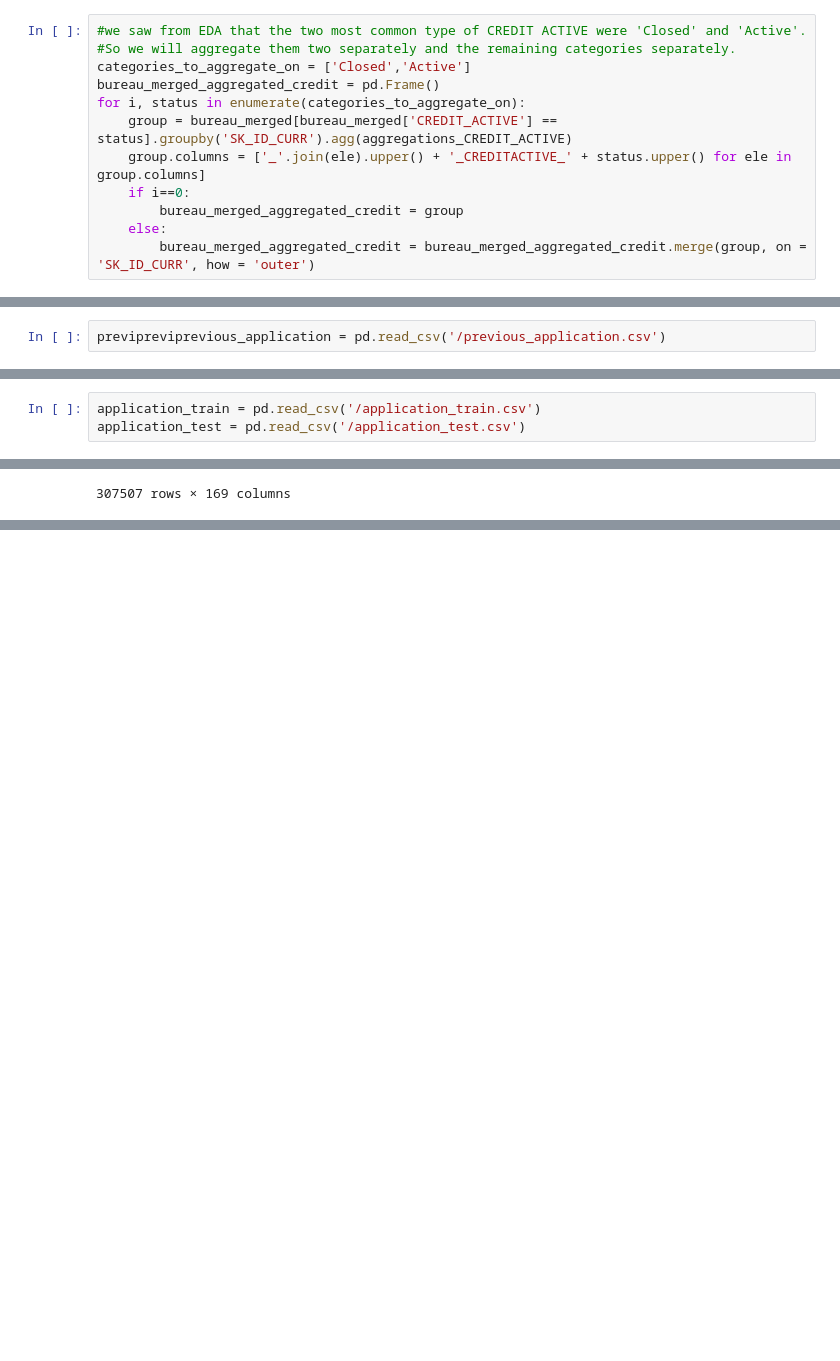
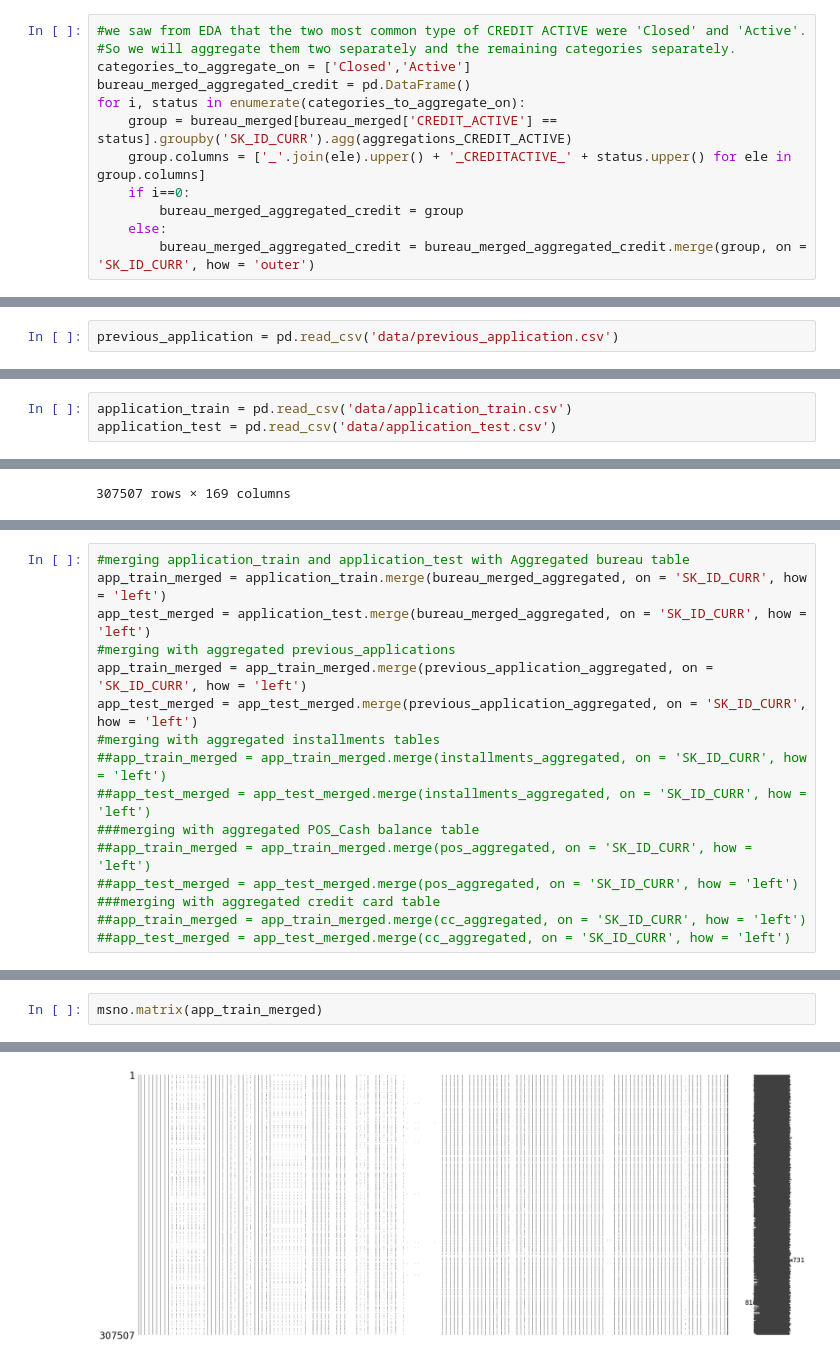
Before and after one commit to ASAKHRI/ProjetFilRouge, a Jupyter notebook: fEngeneering.ipynb, the cells around one changed output, grey strips where cells are left out. Cells and saved outputs as stored; diff of their text form; blank space fills up the shorter version.

```diff
--- a/fEngeneering.ipynb
+++ b/fEngeneering.ipynb
@@ -238,7 +255,7 @@ aggregations_CREDIT_ACTIVE = {
 #we saw from EDA that the two most common type of CREDIT ACTIVE were 'Closed' and 'Active'.
 #So we will aggregate them two separately and the remaining categories separately.
 categories_to_aggregate_on = ['Closed','Active']
-bureau_merged_aggregated_credit = pd.Frame()
+bureau_merged_aggregated_credit = pd.DataFrame()
 for i, status in enumerate(categories_to_aggregate_on):
     group = bureau_merged[bureau_merged['CREDIT_ACTIVE'] == status].groupby('SK_ID_CURR').agg(aggregations_CREDIT_ACTIVE)
     group.columns = ['_'.join(ele).upper() + '_CREDITACTIVE_' + status.upper() for ele in group.columns]
@@ -301,7 +318,7 @@ Nous essayons également de prédire le taux d’intérêt, en nous inspirant de
 
 Pour pouvoir le fusionner avec la table principale, nous devons agréger les lignes de previous_application sur SK_ID_CURR. Nous effectuons des agrégations basées sur le domaine, sur tous les crédits précédents pour chaque client, tels que la moyenne, le maximum, le minimum, etc. Là encore, nous agrégeons de trois manières. Tout d’abord, nous effectuons l’agrégation globale, puis nous agrégeons pour les 2 premières applications et les 5 dernières applications. Le premier et le dernier sont décidés par le DAYS_FIRST_DUE des candidatures. En fin de compte, nous fusionnons toutes ces agrégations.
 # %%
-previpreviprevious_application = pd.read_csv('/previous_application.csv')
+previous_application = pd.read_csv('data/previous_application.csv')
 # %%
 previous_application.shape
 # %% [output]
@@ -450,8 +467,8 @@ Ensuite, nous créons des caractéristiques basées sur les interactions catégo
 
 Nous encodons les caractéristiques catégorielles par codage de réponse, car nous ne voulions pas augmenter la dimensionnalité de plusieurs fois en utilisant OHE.
 # %%
-application_train = pd.read_csv('/application_train.csv')
-application_test = pd.read_csv('/application_test.csv')
+application_train = pd.read_csv('data/application_train.csv')
+application_test = pd.read_csv('data/application_test.csv')
 # %%
 flag_cols_to_drop = ['FLAG_DOCUMENT_2','FLAG_DOCUMENT_4','FLAG_DOCUMENT_10','FLAG_DOCUMENT_12',
                             'FLAG_DOCUMENT_20']
@@ -597,0 +615,16 @@ application_train
+# %%
+#merging application_train and application_test with Aggregated bureau table
+app_train_merged = application_train.merge(bureau_merged_aggregated, on = 'SK_ID_CURR', how = 'left')
+app_test_merged = application_test.merge(bureau_merged_aggregated, on = 'SK_ID_CURR', how = 'left')
+#merging with aggregated previous_applications
+app_train_merged = app_train_merged.merge(previous_application_aggregated, on = 'SK_ID_CURR', how = 'left')
+app_test_merged = app_test_merged.merge(previous_application_aggregated, on = 'SK_ID_CURR', how = 'left')
+#merging with aggregated installments tables
+##app_train_merged = app_train_merged.merge(installments_aggregated, on = 'SK_ID_CURR', how = 'left')
+##app_test_merged = app_test_merged.merge(installments_aggregated, on = 'SK_ID_CURR', how = 'left')
+###merging with aggregated POS_Cash balance table
+##app_train_merged = app_train_merged.merge(pos_aggregated, on = 'SK_ID_CURR', how = 'left')
+##app_test_merged = app_test_merged.merge(pos_aggregated, on = 'SK_ID_CURR', how = 'left')
+###merging with aggregated credit card table
+##app_train_merged = app_train_merged.merge(cc_aggregated, on = 'SK_ID_CURR', how = 'left')
+##app_test_merged = app_test_merged.merge(cc_aggregated, on = 'SK_ID_CURR', how = 'left')
@@ -597,0 +639,3 @@ application_train
+# %%
+msno.matrix(app_train_merged)
+# %% [output]
@@ -597,0 +643 @@ application_train
+[figure, added]
```
Also changed, not shown: parts of 66 cells of this notebook.
